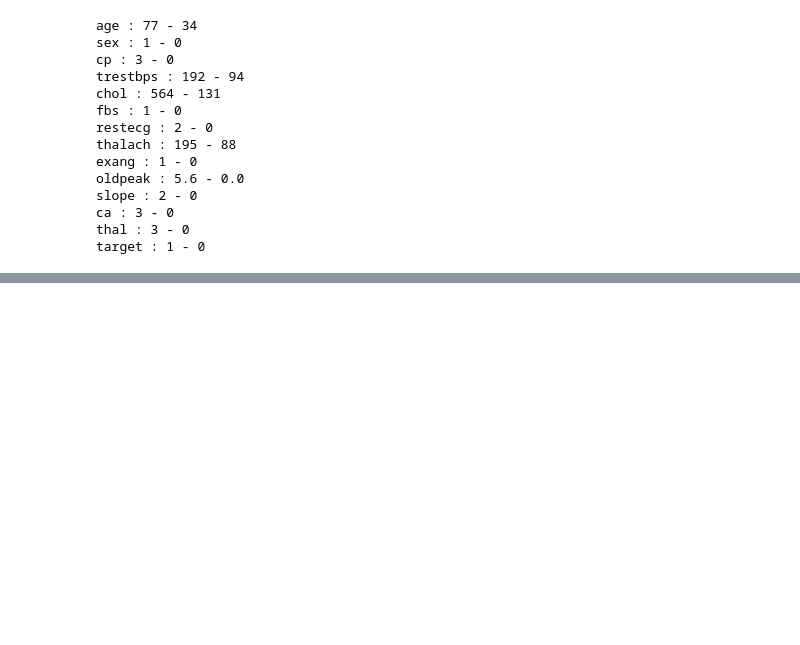
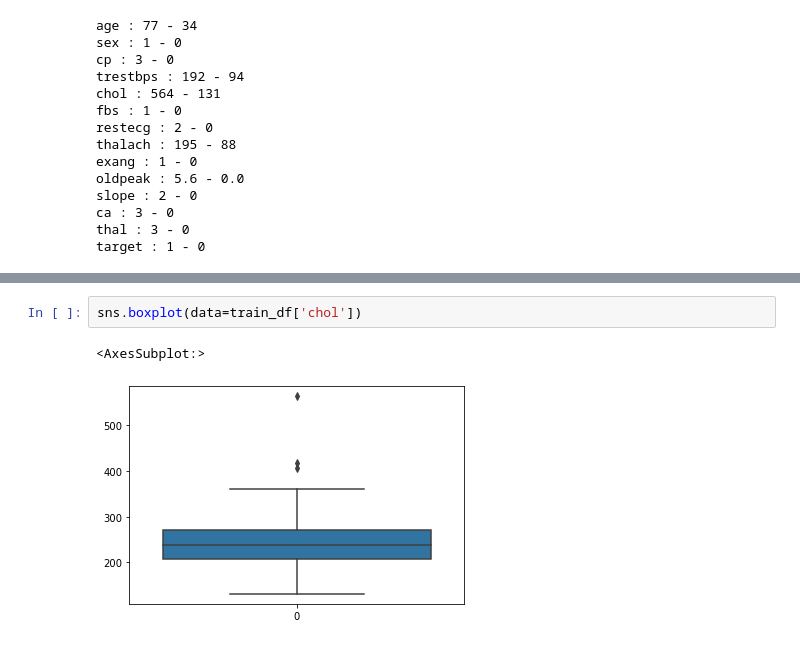
Before and after one commit to Douggy91/Practice-1, a Jupyter notebook: heart_LR.ipynb, the cells around one changed output, grey strips where cells are left out. Drawn from its saved outputs; the diff is of its cells as text; blank space fills up the shorter version.

```diff
--- a/heart_LR.ipynb
+++ b/heart_LR.ipynb
@@ -170 +88,6 @@ target : 1 - 0
+# %%
+sns.boxplot(data=train_df['chol'])
+# %% [output]
+<AxesSubplot:>
+[figure, added]
 # %%
```
Also changed, not shown: parts of 31 cells of this notebook.
